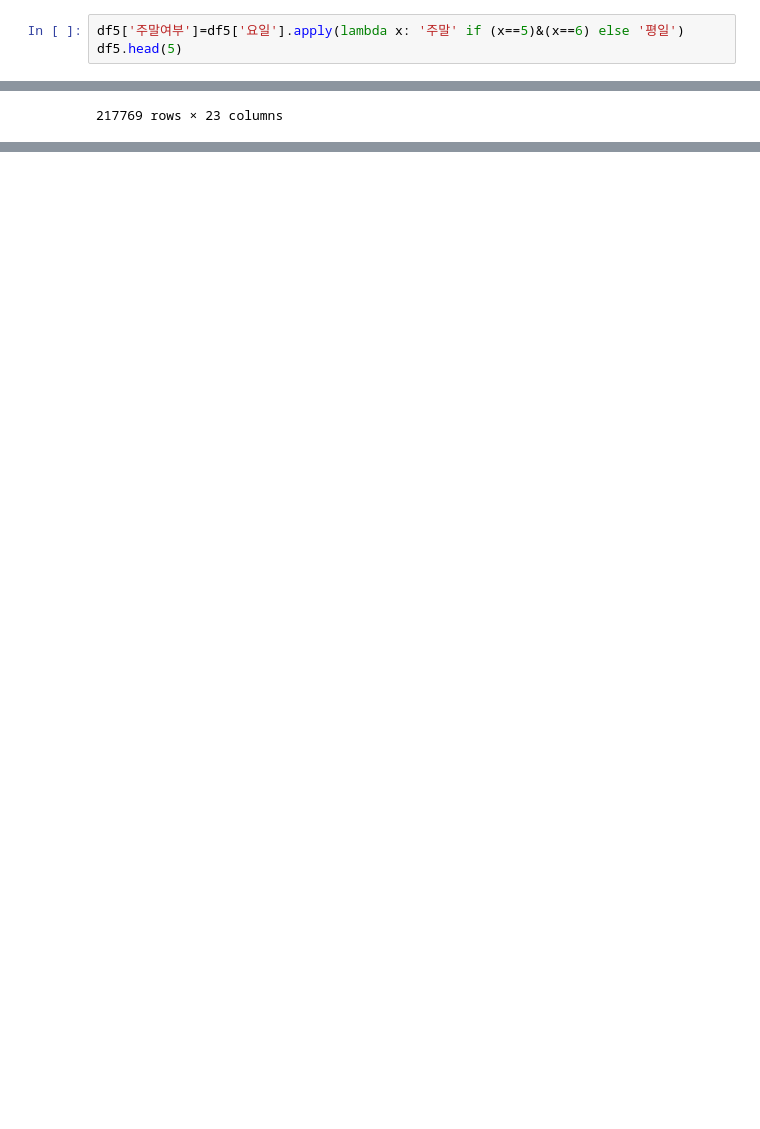
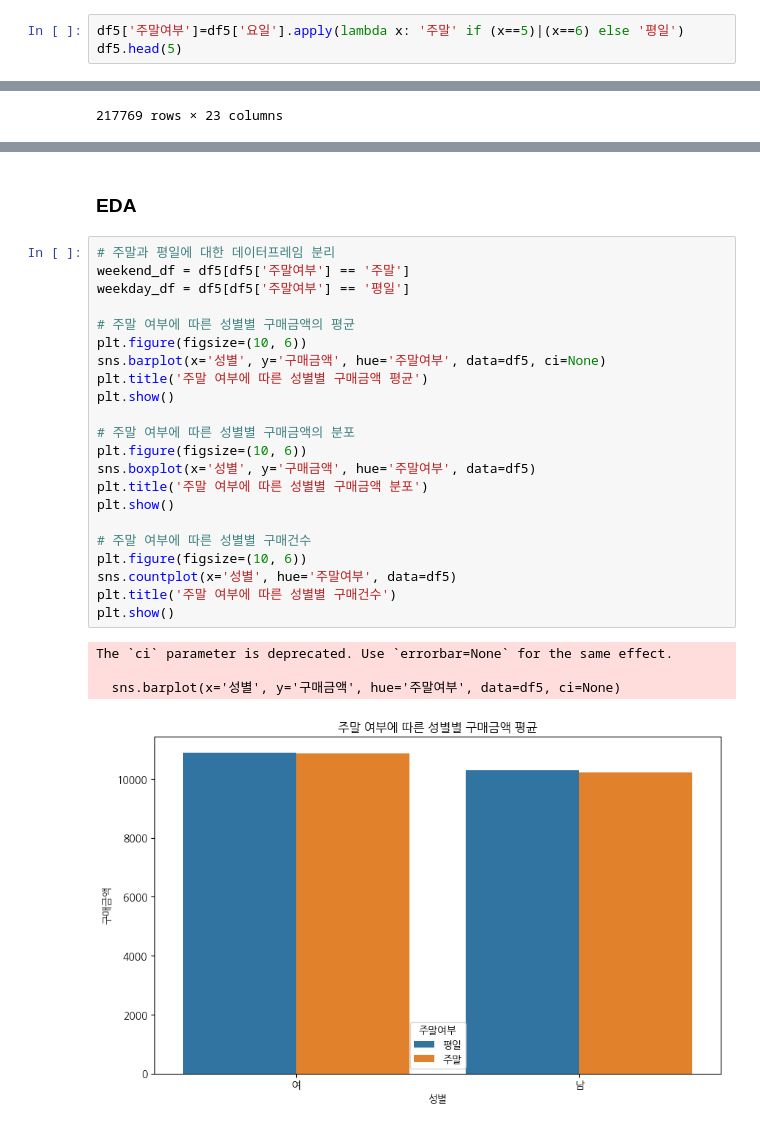
Before and after one commit to brooklyn-h/hanaro_1, a Jupyter notebook: mini_project.ipynb, the cells around one changed output, grey strips where cells are left out. Saved outputs shown, nothing was run; the diff lists cells and outputs as text; blank space fills up the shorter version.

Commit message:
주말여부 다시 정삭작동,, 주말 생김,,

```diff
--- a/mini_project.ipynb
+++ b/mini_project.ipynb
@@ -448,5 +459,5 @@ See the caveats in the documentation: https://pandas.pydata.org/pandas-docs/stab
 # %%
-df5['주말여부']=df5['요일'].apply(lambda x: '주말' if (x==5)&(x==6) else '평일')
+df5['주말여부']=df5['요일'].apply(lambda x: '주말' if (x==5)|(x==6) else '평일')
 df5.head(5)
 # %% [output]
 A value is trying to be set on a copy of a slice from a DataFrame.
@@ -608,0 +588,29 @@ df5
+# %% [markdown]
+### EDA
+# %%
+# 주말과 평일에 대한 데이터프레임 분리
+weekend_df = df5[df5['주말여부'] == '주말']
+weekday_df = df5[df5['주말여부'] == '평일']
+
+# 주말 여부에 따른 성별별 구매금액의 평균
+plt.figure(figsize=(10, 6))
+sns.barplot(x='성별', y='구매금액', hue='주말여부', data=df5, ci=None)
+plt.title('주말 여부에 따른 성별별 구매금액 평균')
+plt.show()
+
+# 주말 여부에 따른 성별별 구매금액의 분포
+plt.figure(figsize=(10, 6))
+sns.boxplot(x='성별', y='구매금액', hue='주말여부', data=df5)
+plt.title('주말 여부에 따른 성별별 구매금액 분포')
+plt.show()
+
+# 주말 여부에 따른 성별별 구매건수
+plt.figure(figsize=(10, 6))
+sns.countplot(x='성별', hue='주말여부', data=df5)
+plt.title('주말 여부에 따른 성별별 구매건수')
+plt.show()
+# %% [output]
+The `ci` parameter is deprecated. Use `errorbar=None` for the same effect.
+
+  sns.barplot(x='성별', y='구매금액', hue='주말여부', data=df5, ci=None)
+[figure, added]
```
Also changed, not shown: parts of 28 cells of this notebook.
